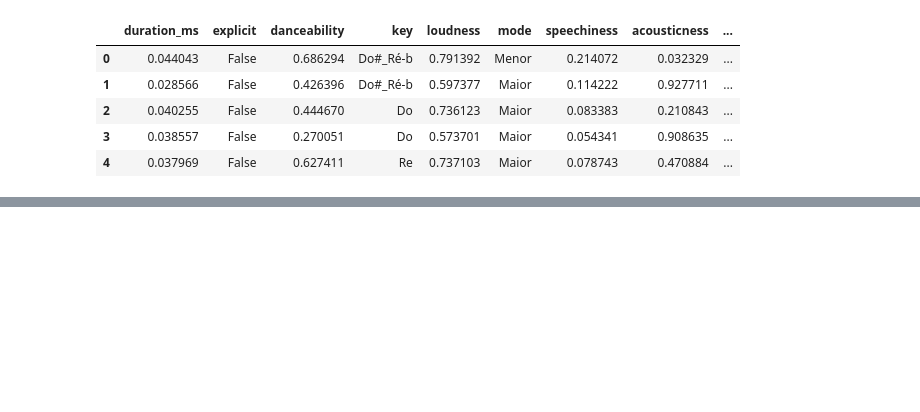
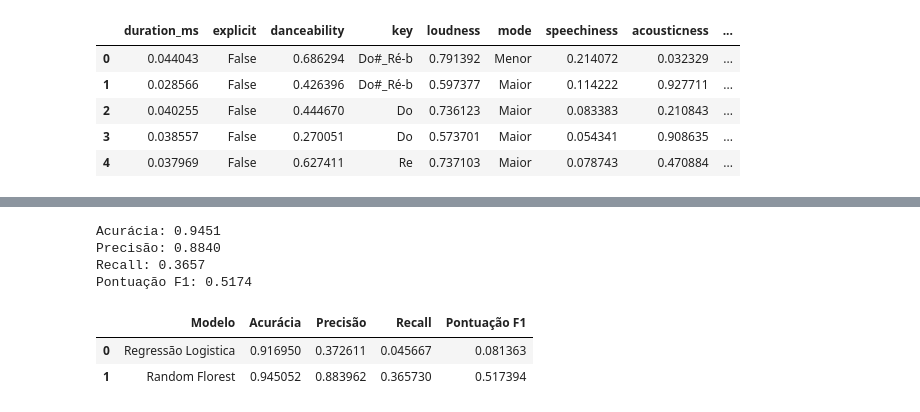
Before and after one commit to SamG1002/SpotifyML, a Jupyter notebook: 7dayscode.ipynb, the cells around one changed output, grey strips where cells are left out. Cells and saved outputs as stored; diff of their text form; code cells hidden in the pictures; blank space fills up the shorter version.

```diff
--- a/7dayscode.ipynb
+++ b/7dayscode.ipynb
@@ -513,0 +573,28 @@ df.head()
+# %%
+resultados = pd.DataFrame(columns=['Modelo', 'Acurácia', 'Precisão', 'Recall', 'Pontuação F1'])
+
+def avaliar_modelo(y_test, y_pred, nome_modelo, resultados_df):
+  # coletamos as metricas
+  accuracy = metrics.accuracy_score(y_test, y_pred)
+  precision = metrics.precision_score(y_test, y_pred)
+  recall = metrics.recall_score(y_test, y_pred)
+  f1 = metrics.f1_score(y_test, y_pred)
+
+  # mostramos elas
+  print(f'Acurácia: {accuracy:.4f}')
+  print(f'Precisão: {precision:.4f}')
+  print(f'Recall: {recall:.4f}')
+  print(f'Pontuação F1: {f1:.4f}')
+
+  # dataframe_temp para guardar as metricas atuais
+  resultados_temp = pd.DataFrame({
+      'Modelo': [nome_modelo],
+      'Acurácia': [accuracy],
+      'Precisão': [precision],
+      'Recall': [recall],
+      'Pontuação F1': [f1]
+  })
+
+  # depois junto com o dataframe passado como parametro e retorno
+  resultados_df = pd.concat([resultados_df, resultados_temp], ignore_index=True)
+  return resultados_df
@@ -513,0 +611,4 @@ df.head()
+# %%
+y_pred = model.predict(X_test)
+resultados = avaliar_modelo(y_test, y_pred, 'Regressão Logistica', resultados)
+resultados
@@ -513,0 +642,12 @@ df.head()
+# %%
+y_pred = model_rfc.predict(X_test)
+resultados = avaliar_modelo(y_test, y_pred, 'Random Florest', resultados)
+resultados
+# %% [output]
+Acurácia: 0.9451
+Precisão: 0.8840
+Recall: 0.3657
+Pontuação F1: 0.5174
+|  | Modelo | Acurácia | Precisão | Recall | Pontuação F1 |
+| 0 | Regressão Logistica | 0.916950 | 0.372611 | 0.045667 | 0.081363 |
+| 1 | Random Florest | 0.945052 | 0.883962 | 0.365730 | 0.517394 |
```
Also changed, not shown: parts of 51 cells of this notebook.
